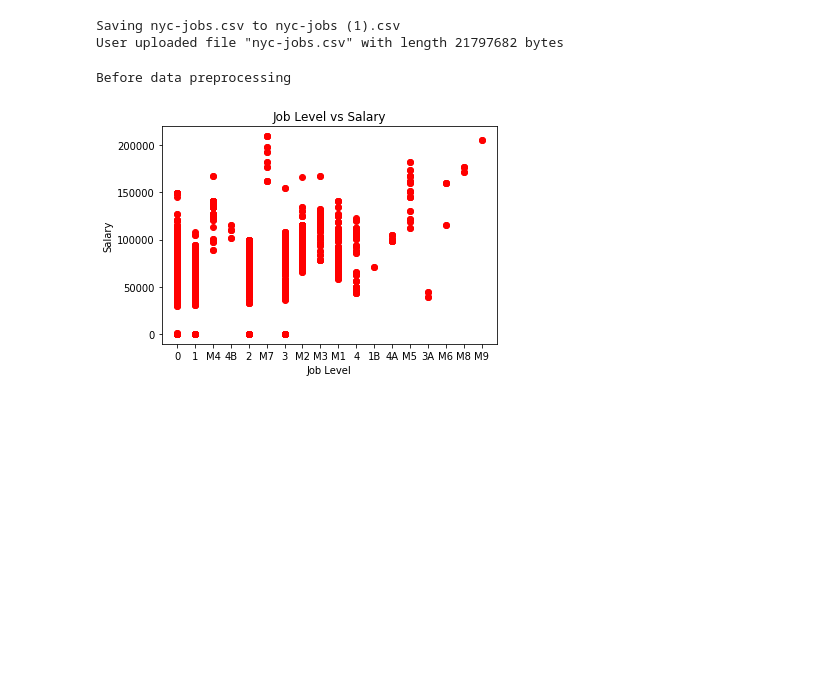
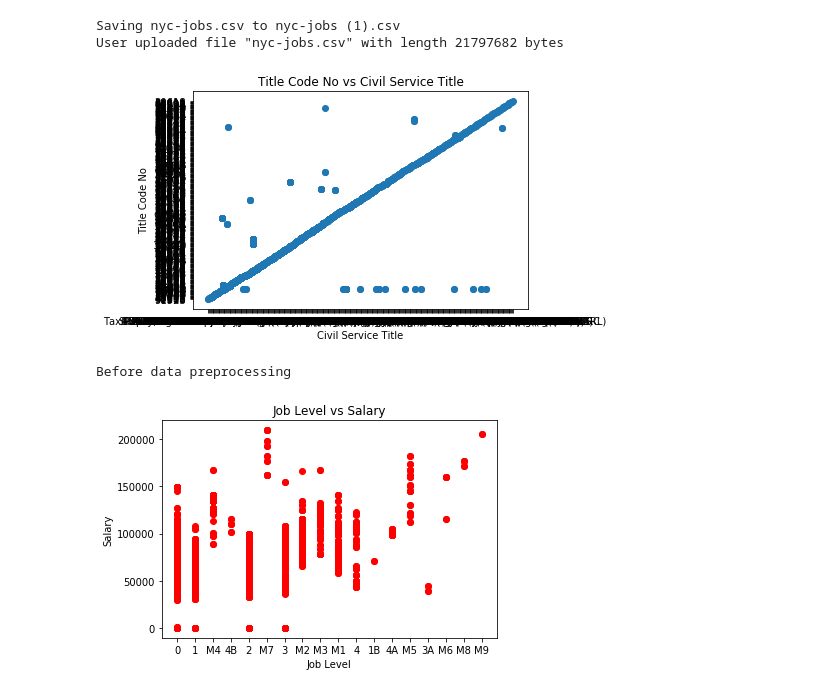
Before and after one commit to amrutask/DataPreparationProject, a Jupyter notebook: RegressionTrees.ipynb, the cells around one changed output. Saved outputs shown, nothing was run; the diff lists cells and outputs as text; code cells hidden in the pictures; blank space fills up the shorter version.

```diff
--- a/RegressionTrees.ipynb
+++ b/RegressionTrees.ipynb
@@ -21,6 +21,18 @@ from sklearn.externals.six import StringIO
 from IPython.display import Image
 # %%
 dataset = pd.read_csv("nyc-jobs.csv")
+# %%
+#Correlation between Title.Code.No and Civil.Service.Title
+x = dataset.iloc[:, 5].values
+y = dataset.iloc[:, 6].values
+
+plt.scatter(x, y)
+plt.title("Title Code No vs Civil Service Title")
+plt.xlabel('Civil Service Title')
+plt.ylabel('Title Code No')
+plt.show()
+# %% [output]
+[figure, added]
 # %%
 data = dataset.iloc[:, [7,8,12,10,11]].values
 
```
Also changed, not shown: parts of 4 cells of this notebook.
